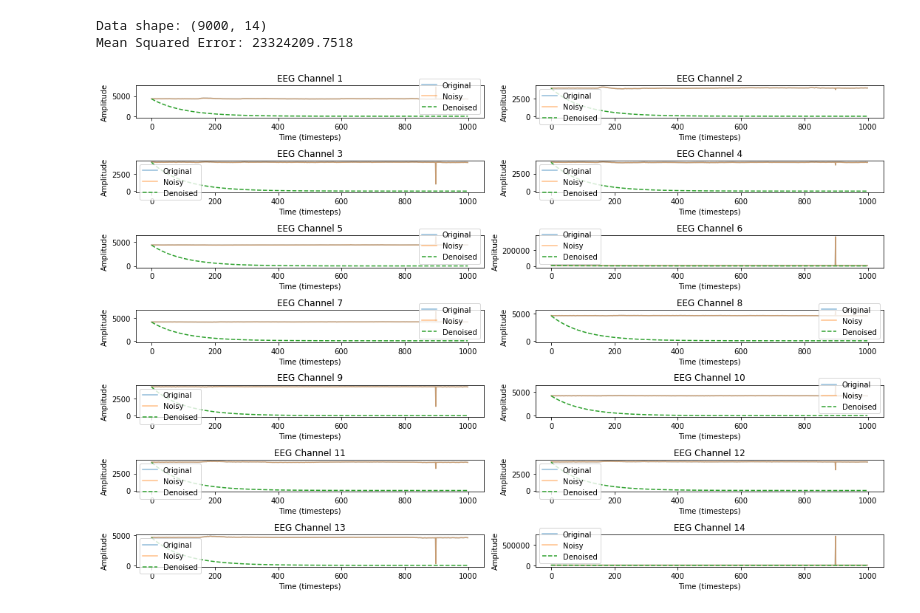
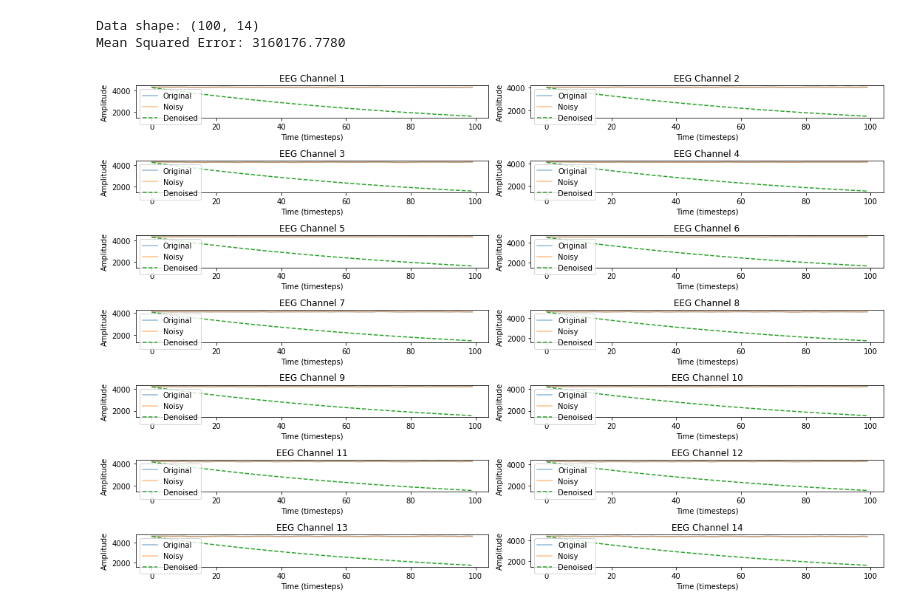
Before and after one commit to MaSHt01/tfiltersPy, a Jupyter notebook: examples/dev_test/particle_filters_example_dev.ipynb, the cells around one changed output. Saved outputs shown, nothing was run; the diff lists cells and outputs as text; code cells hidden in the pictures.

```diff
--- a/examples/dev_test/particle_filters_example_dev.ipynb
+++ b/examples/dev_test/particle_filters_example_dev.ipynb
@@ -470,8 +763,8 @@ import matplotlib.pyplot as plt
 
 # Load and split the digits dataset (20 samples)
 digits = load_digits()
-x = digits.data[0:2000]  # Shape: (20, 64)
-y = digits.target[0:2000]  # Shape: (20,)
+x = digits.data[0:20]  # Shape: (20, 64)
+y = digits.target[0:20]  # Shape: (20,)
 x_train, x_test, y_train, y_test = train_test_split(x, y, test_size=0.2, random_state=42)
 
 # Convert to Dask arrays
@@ -575,11 +935,10 @@ from sklearn.datasets import fetch_openml
 import dask.array as da
 import matplotlib.pyplot as plt
 import numpy as np
-# from your_module import DaskParticleFilter  # Adjust import
 
 # 1. Load EEG Eye State data
 data = fetch_openml(name='eeg-eye-state', version=1, as_frame=False)
-X = data.data[0:9000]  # Shape: (14980, 14)
+X = data.data[0:100]  # Shape: (14980, 14)
 X_dask = da.from_array(X, chunks=(1000, 14))
 print(f"Data shape: {X_dask.shape}")
 
@@ -606,33 +965,33 @@ pf = DaskParticleFilter(
     estimation_strategy="residual_analysis"
 )
 
 # 4. Run Filter to Denoise
 state_estimates, residuals = pf.run_filter(noisy_X_dask)
 denoised_X = state_estimates.compute()  # Shape: (14980, 14)
 
 # 5. Evaluate
 mse = np.mean((X - denoised_X) ** 2)
 print(f"Mean Squared Error: {mse:.4f}")
 
 # 6. Visualize (first 1000 timesteps, all channels)
 subset_size = 1000
 X_subset = X[:subset_size]
 noisy_subset = noisy_X_dask[:subset_size].compute()
 denoised_subset = denoised_X[:subset_size]
 
 plt.figure(figsize=(15, 10))
 for i in range(14):
     plt.subplot(7, 2, i + 1)
     plt.plot(X_subset[:, i], label="Original", alpha=0.5)
     plt.plot(noisy_subset[:, i], label="Noisy", alpha=0.5)
     plt.plot(denoised_subset[:, i], label="Denoised", linestyle="--")
     plt.title(f"EEG Channel {i+1}")
     plt.xlabel("Time (timesteps)")
     plt.ylabel("Amplitude")
     plt.legend()
 plt.tight_layout()
 plt.show()
 # %% [output]
-Data shape: (9000, 14)
-Mean Squared Error: 23324209.7518
+Data shape: (100, 14)
+Mean Squared Error: 3160176.7780
-[figure, old version]
+[figure, new version]
```
Also changed, not shown: parts of 15 cells of this notebook, 6 other files.
